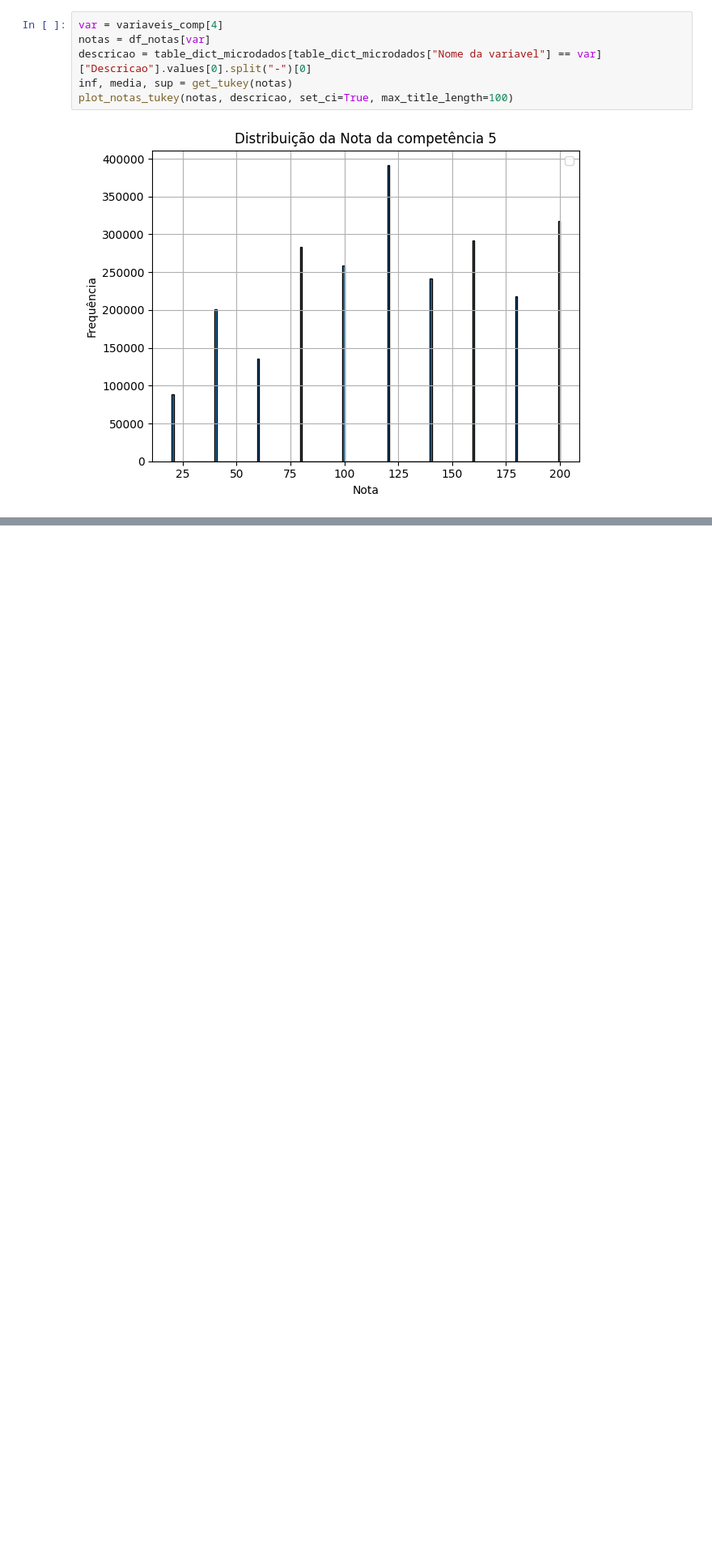
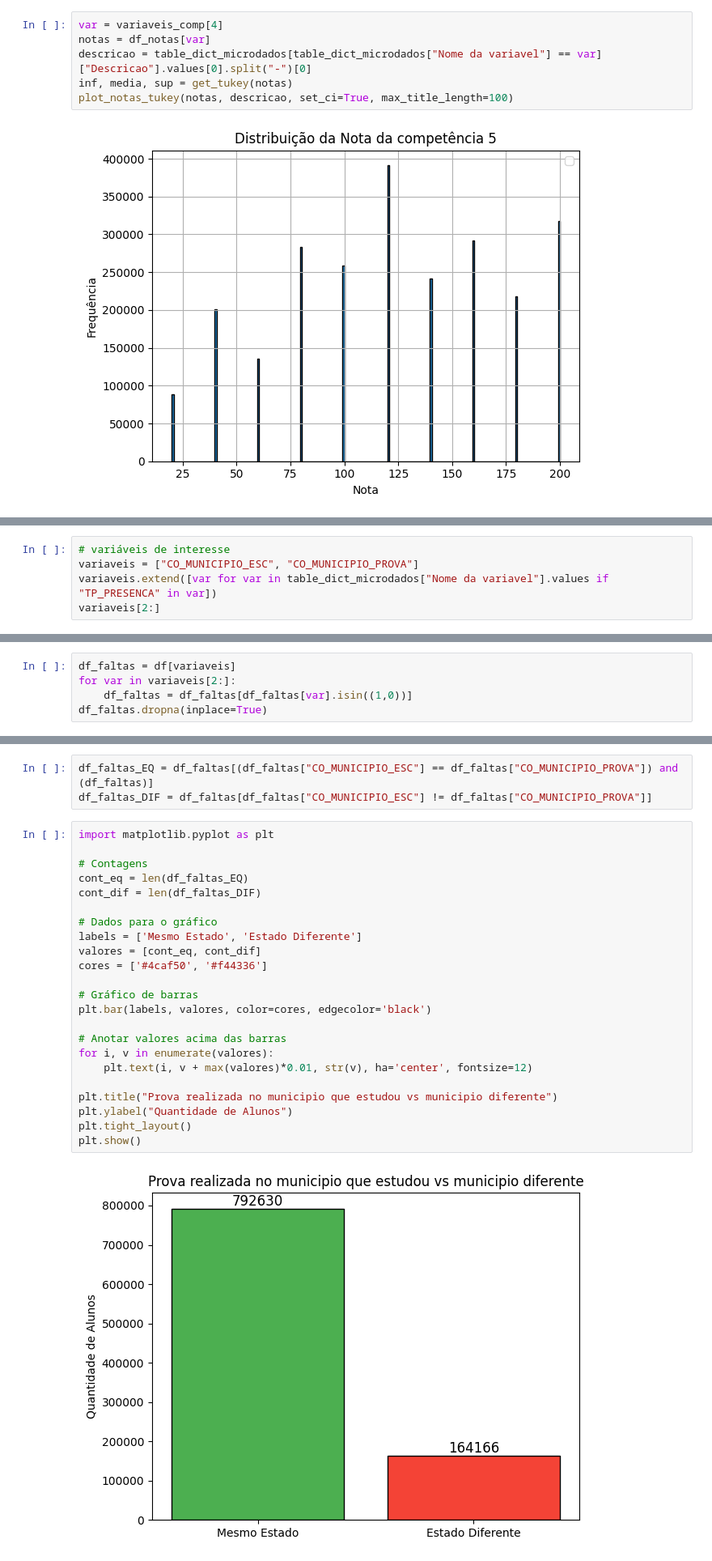
Before and after one commit to henriquefac/ciencia_de_dados_av1, a Jupyter notebook: av1/notebook/apresentacao/perguntas.ipynb, the cells around one changed output, grey strips where cells are left out. Shown at 81% size. Saved outputs shown, nothing was run; the diff lists cells and outputs as text; blank space fills up the shorter version.

Commit message:
Graficos municipios

```diff
--- a/av1/notebook/apresentacao/perguntas.ipynb
+++ b/av1/notebook/apresentacao/perguntas.ipynb
@@ -217,0 +220,5 @@ plot_notas_tukey(notas, descricao, set_ci=True, max_title_length=100)
+# %%
+# variáveis de interesse
+variaveis = ["CO_MUNICIPIO_ESC", "CO_MUNICIPIO_PROVA"]
+variaveis.extend([var for var in table_dict_microdados["Nome da variavel"].values if "TP_PRESENCA" in var])
+variaveis[2:]
@@ -217,0 +227,5 @@ plot_notas_tukey(notas, descricao, set_ci=True, max_title_length=100)
+# %%
+df_faltas = df[variaveis]
+for var in variaveis[2:]:
+    df_faltas = df_faltas[df_faltas[var].isin((1,0))]
+df_faltas.dropna(inplace=True)
@@ -217,0 +248,28 @@ plot_notas_tukey(notas, descricao, set_ci=True, max_title_length=100)
+# %%
+df_faltas_EQ = df_faltas[(df_faltas["CO_MUNICIPIO_ESC"] == df_faltas["CO_MUNICIPIO_PROVA"]) and (df_faltas)]
+df_faltas_DIF = df_faltas[df_faltas["CO_MUNICIPIO_ESC"] != df_faltas["CO_MUNICIPIO_PROVA"]]
+# %%
+import matplotlib.pyplot as plt
+
+# Contagens
+cont_eq = len(df_faltas_EQ)
+cont_dif = len(df_faltas_DIF)
+
+# Dados para o gráfico
+labels = ['Mesmo Estado', 'Estado Diferente']
+valores = [cont_eq, cont_dif]
+cores = ['#4caf50', '#f44336']
+
+# Gráfico de barras
+plt.bar(labels, valores, color=cores, edgecolor='black')
+
+# Anotar valores acima das barras
+for i, v in enumerate(valores):
+    plt.text(i, v + max(valores)*0.01, str(v), ha='center', fontsize=12)
+
+plt.title("Prova realizada no municipio que estudou vs municipio diferente")
+plt.ylabel("Quantidade de Alunos")
+plt.tight_layout()
+plt.show()
+# %% [output]
+[figure, added]
```
Also changed, not shown: parts of 7 cells of this notebook.
